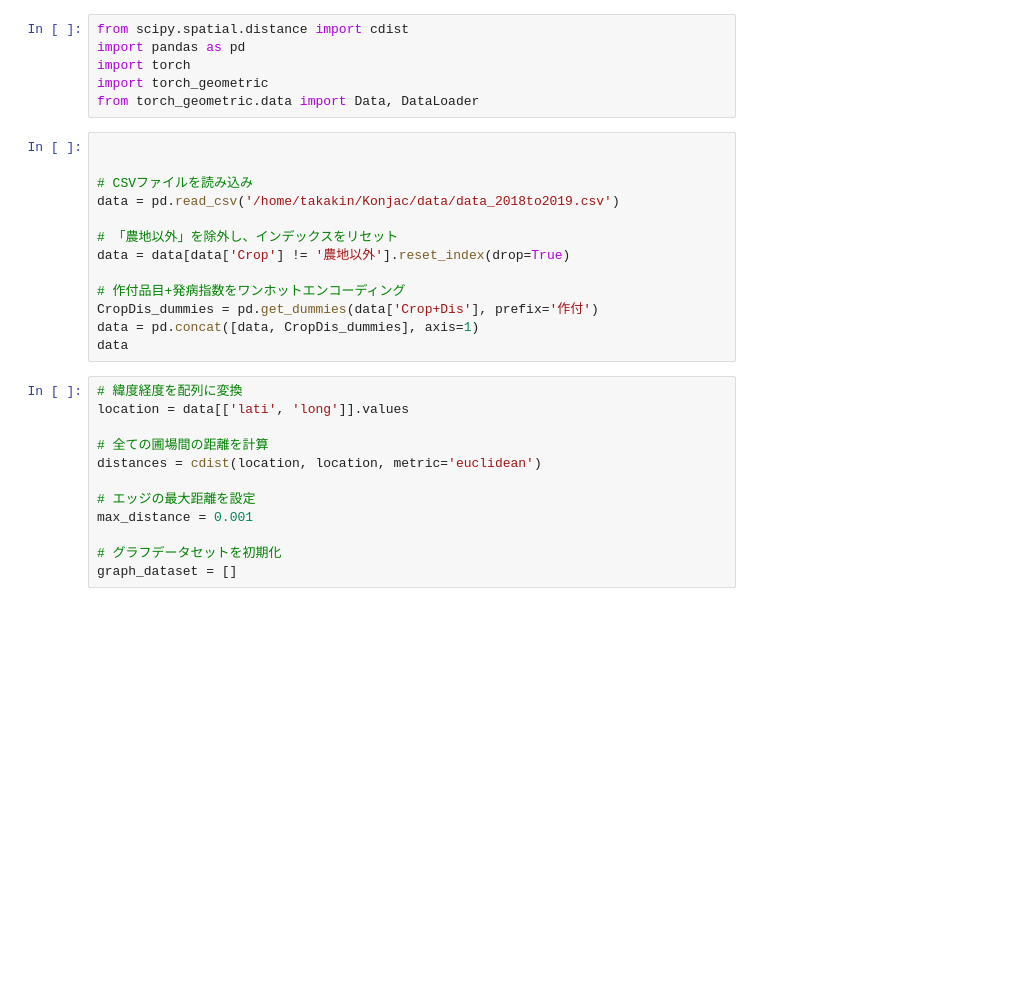
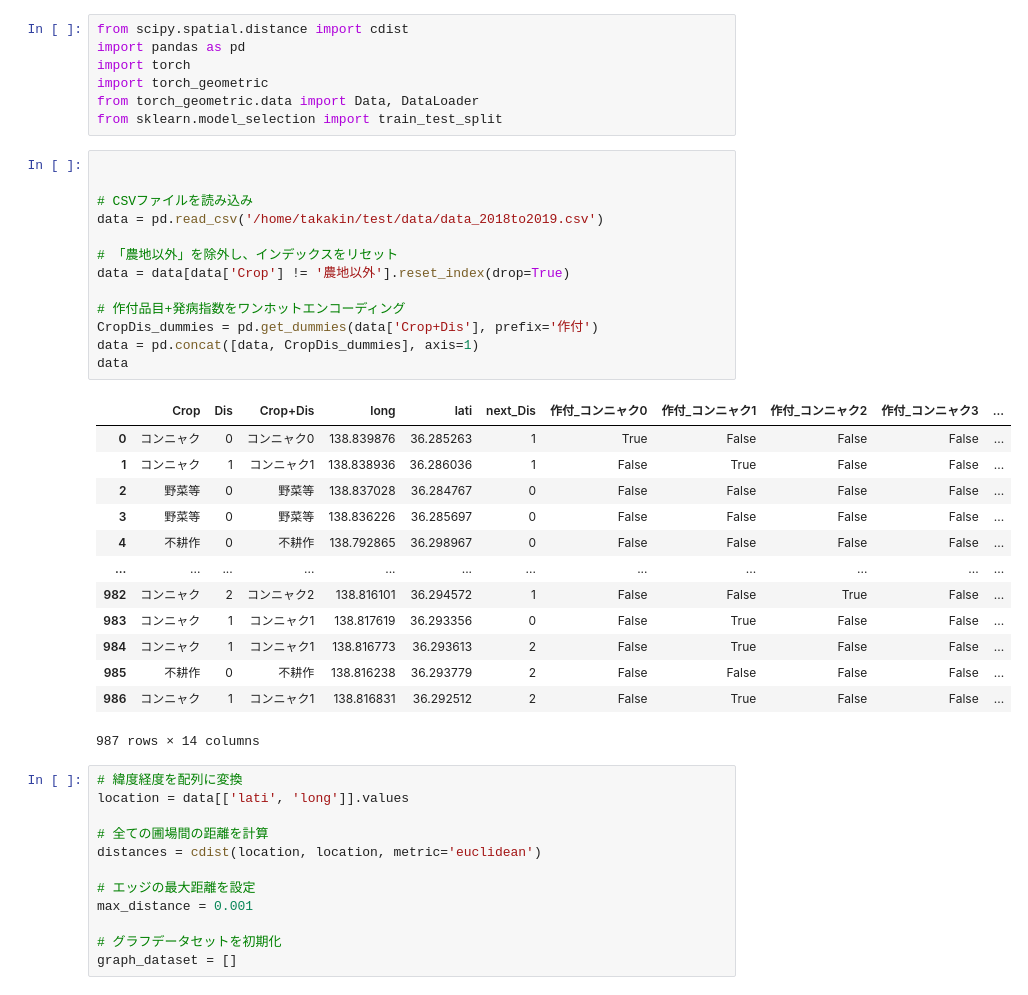
Before and after one commit to takakin1024/konnyaku, a Jupyter notebook: graph_test.ipynb, the cells around one changed output. Saved outputs shown, nothing was run; the diff lists cells and outputs as text; blank space fills up the shorter version.

```diff
--- a/graph_test.ipynb
+++ b/graph_test.ipynb
@@ -4,19 +4,34 @@ import pandas as pd
 import torch
 import torch_geometric
 from torch_geometric.data import Data, DataLoader
+from sklearn.model_selection import train_test_split
 # %%
 
 
 # CSVファイルを読み込み
-data = pd.read_csv('/home/takakin/Konjac/data/data_2018to2019.csv')
+data = pd.read_csv('/home/takakin/test/data/data_2018to2019.csv')
 
 # 「農地以外」を除外し、インデックスをリセット
 data = data[data['Crop'] != '農地以外'].reset_index(drop=True)
 
 # 作付品目+発病指数をワンホットエンコーディング
 CropDis_dummies = pd.get_dummies(data['Crop+Dis'], prefix='作付')
 data = pd.concat([data, CropDis_dummies], axis=1)
 data
+# %% [output]
+|  | Crop | Dis | Crop+Dis | long | lati | next_Dis | 作付_コンニャク0 | 作付_コンニャク1 | 作付_コンニャク2 | 作付_コンニャク3 | ... |
+| 0 | コンニャク | 0 | コンニャク0 | 138.839876 | 36.285263 | 1 | True | False | False | False | ... |
+| 1 | コンニャク | 1 | コンニャク1 | 138.838936 | 36.286036 | 1 | False | True | False | False | ... |
+| 2 | 野菜等 | 0 | 野菜等 | 138.837028 | 36.284767 | 0 | False | False | False | False | ... |
+| 3 | 野菜等 | 0 | 野菜等 | 138.836226 | 36.285697 | 0 | False | False | False | False | ... |
+| 4 | 不耕作 | 0 | 不耕作 | 138.792865 | 36.298967 | 0 | False | False | False | False | ... |
+| ... | ... | ... | ... | ... | ... | ... | ... | ... | ... | ... | ... |
+| 982 | コンニャク | 2 | コンニャク2 | 138.816101 | 36.294572 | 1 | False | False | True | False | ... |
+| 983 | コンニャク | 1 | コンニャク1 | 138.817619 | 36.293356 | 0 | False | True | False | False | ... |
+| 984 | コンニャク | 1 | コンニャク1 | 138.816773 | 36.293613 | 2 | False | True | False | False | ... |
+| 985 | 不耕作 | 0 | 不耕作 | 138.816238 | 36.293779 | 2 | False | False | False | False | ... |
+| 986 | コンニャク | 1 | コンニャク1 | 138.816831 | 36.292512 | 2 | False | True | False | False | ... |
+987 rows × 14 columns
 # %%
 # 緯度経度を配列に変換
 location = data[['lati', 'long']].values
```
Also changed, not shown: parts of 6 cells of this notebook.
